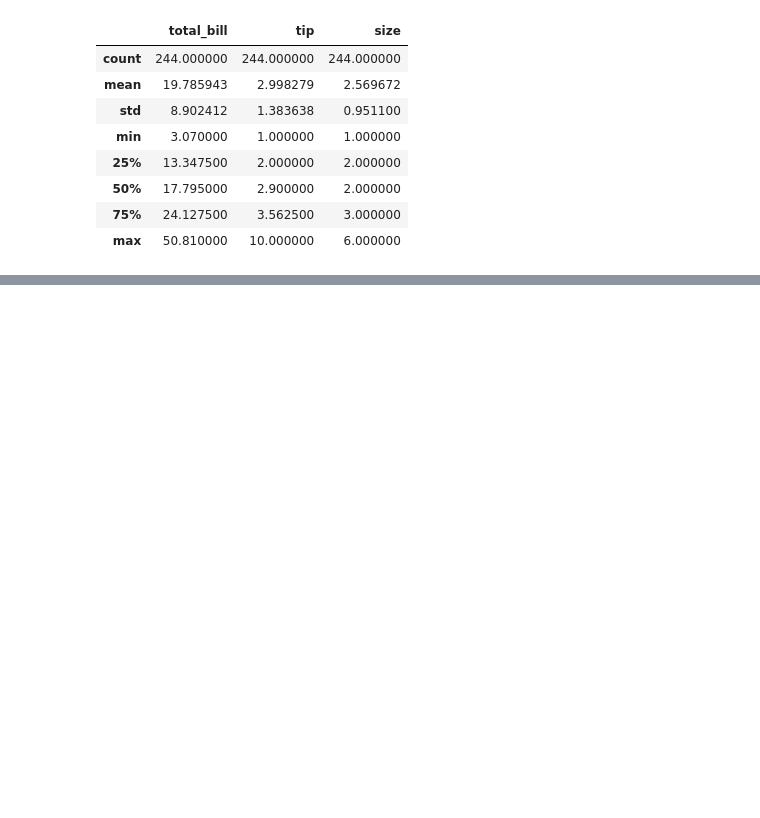
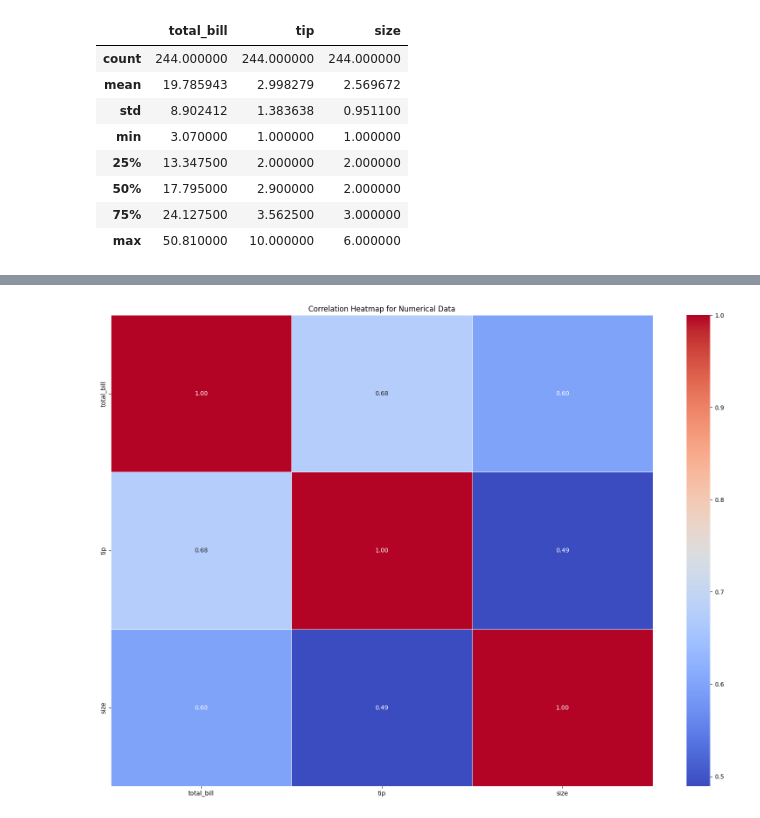
Before and after one commit to RamMarthi9/stats, a Jupyter notebook: May_ASEML.ipynb, the cells around one changed output, grey strips where cells are left out. Saved outputs shown, nothing was run; the diff lists cells and outputs as text; code cells hidden in the pictures; blank space fills up the shorter version.

```diff
--- a/May_ASEML.ipynb
+++ b/May_ASEML.ipynb
@@ -57,0 +64,13 @@ px.box(df,y="tip")
+# %%
+# Numerical columns -- Extraction
+num_col = df.select_dtypes(include=['int64', 'float64']).columns
+
+# Calculate the correlation matrix
+correlation_matrix = df[num_col].corr()
+
+plt.figure(figsize=(20, 14))
+sns.heatmap(correlation_matrix, cmap='coolwarm', annot=True, fmt=".2f", linewidths=.5)
+plt.title('Correlation Heatmap for Numerical Data')
+plt.show()
+# %% [output]
+[figure, added]
```
Also changed, not shown: parts of 7 cells of this notebook.
